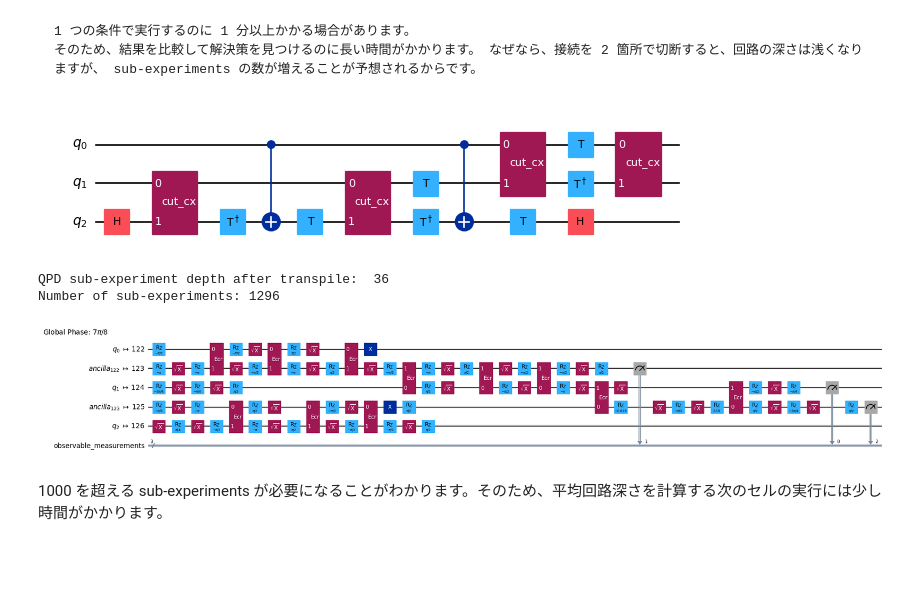
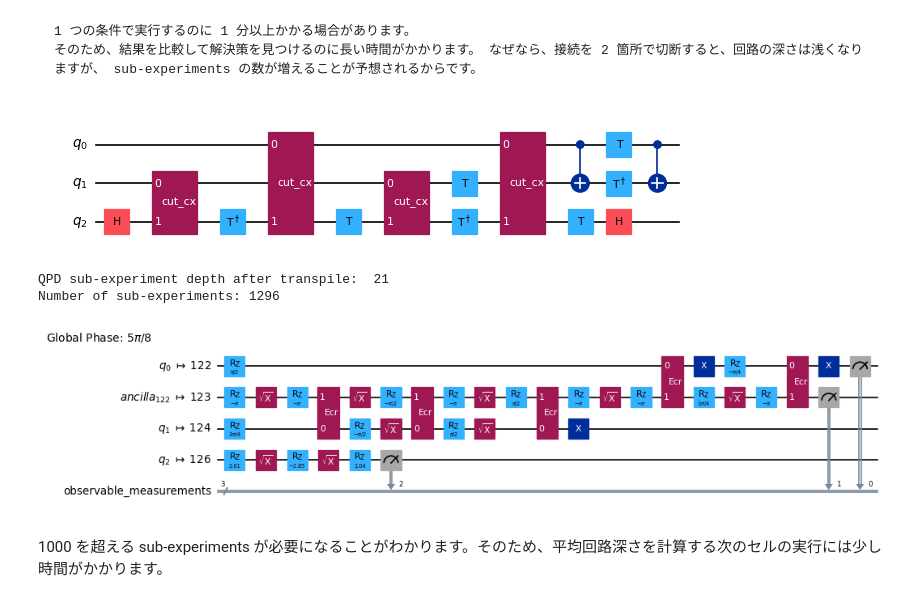
Before and after one commit to quantum-tokyo/ibm-quantum-challenge-textbook, a Jupyter notebook: src/2024-spring-lab3-circuit-knitting-ja.ipynb, the cells around one changed output. Drawn from its saved outputs; the diff is of its cells as text; code cells hidden in the pictures; blank space fills up the shorter version.

Commit message:
changed gate cut pattern

```diff
--- a/src/2024-spring-lab3-circuit-knitting-ja.ipynb
+++ b/src/2024-spring-lab3-circuit-knitting-ja.ipynb
@@ -420,21 +420,21 @@ isa_qpd_circuit_2.draw("mpl", scale=0.6, idle_wires=False, fold=False)
 # %%
 ### Write your code below here ###
 # Find the indices of the distant gates
-gates_connecting_to_cut_1 = {0, 1}# Hint: Expected type: set {int, int}
+gates_connecting_to_cut_1 = {0, 2}# Hint: Expected type: set {int, int}
 gates_connecting_to_cut_2 = {1, 2}# Hint: Expected type: set {int, int}
 
 cut_indices = [
     i for i, instruction in enumerate(toffoli_.data)
     if {toffoli_.find_bit(q)[0] for q in instruction.qubits} in (gates_connecting_to_cut_1, gates_connecting_to_cut_2)
 ]
 
 # Decompose distant CNOTs into TwoQubitQPDGate instances
 qpd_circuit_2, bases = cut_gates(toffoli_, cut_indices)
 
 ### Don't change any code past this line ###
 qpd_circuit_2.draw("mpl", scale=0.6)
 # %% [output]
-[figure, old version]
+[figure, new version]
 # %%
 # set the observables
 observable = SparsePauliOp(["ZZZ"])
@@ -466,9 +466,9 @@ print(f"QPD sub-experiment depth after transpile: ", isa_qpd_toffoli_depth_2)
 print(f"Number of sub-experiments:", len(sub_experiments_2))
 isa_qpd_circuit_2.draw("mpl", scale=0.6, idle_wires=False, fold=False)
 # %% [output]
-QPD sub-experiment depth after transpile:  36
+QPD sub-experiment depth after transpile:  21
 Number of sub-experiments: 1296
-[figure, old version]
+[figure, new version]
 # %% [markdown]
 1000 を超える sub-experiments が必要になることがわかります。そのため、平均回路深さを計算する次のセルの実行には少し時間がかかります。
 # %%
```
Also changed, not shown: parts of 3 cells of this notebook.
